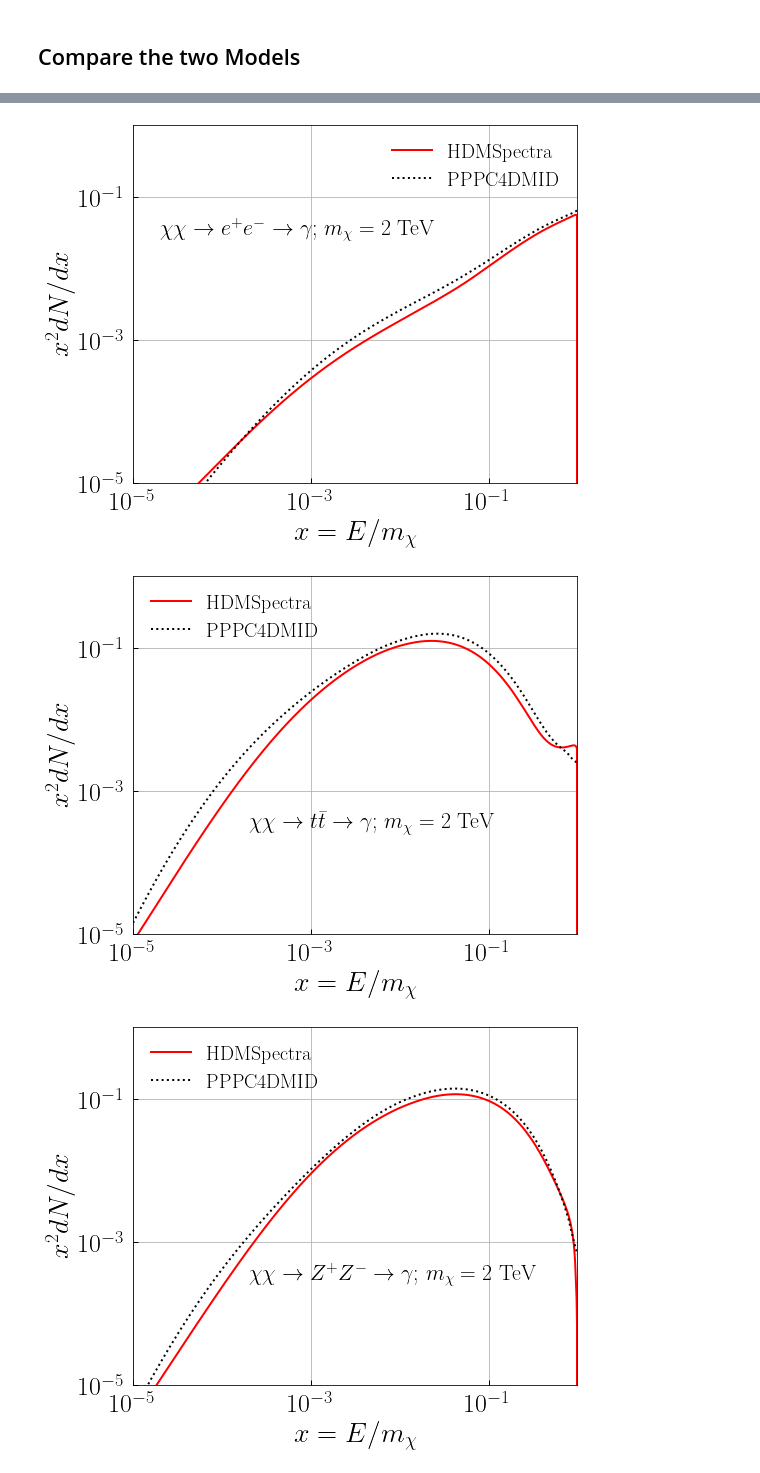
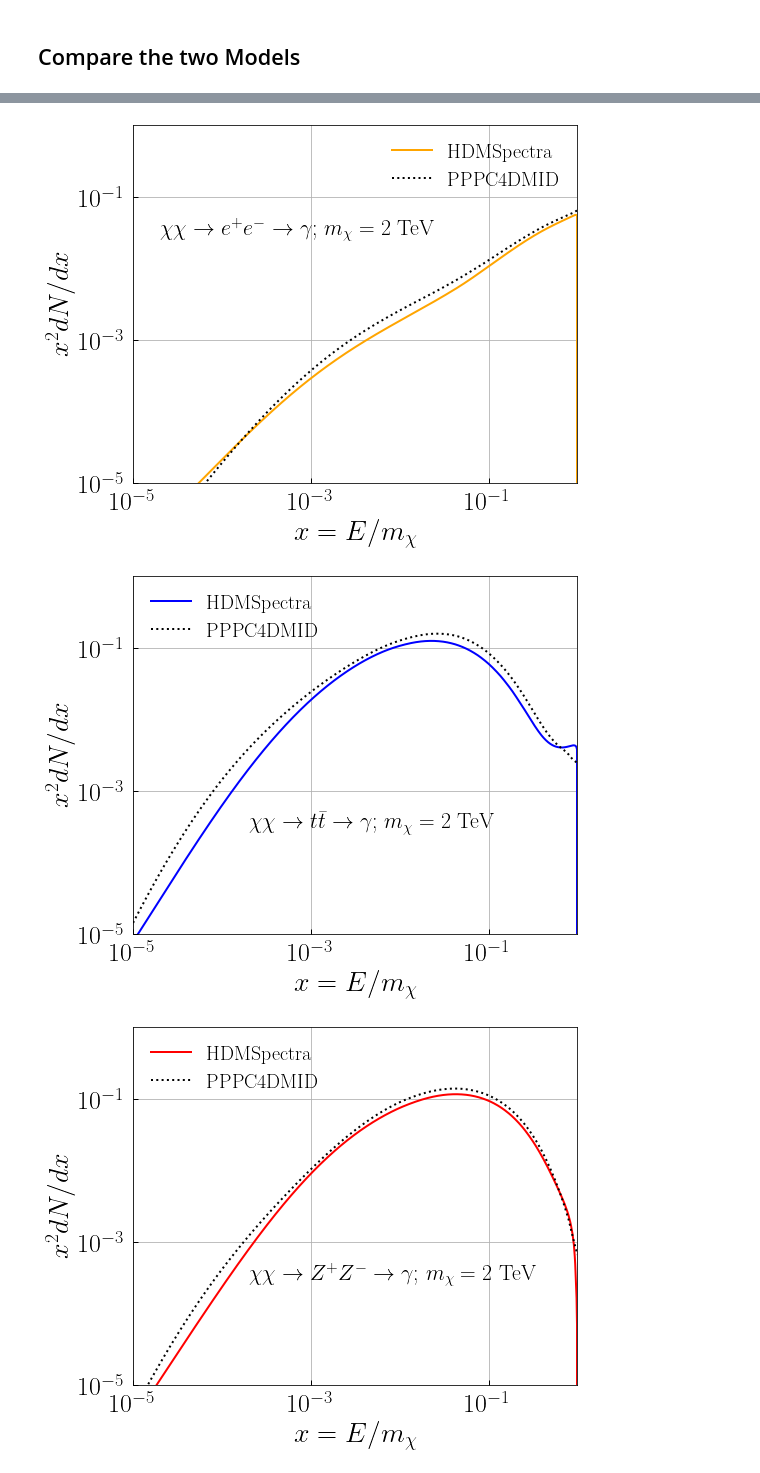
Before and after one commit to kumark0/HDM_limits, a Jupyter notebook: HDMSpectra and PPPC4DMID.ipynb, the cells around one changed output, grey strips where cells are left out. Cells and saved outputs as stored; diff of their text form; code cells hidden in the pictures.

```diff
--- a/HDMSpectra and PPPC4DMID.ipynb
+++ b/HDMSpectra and PPPC4DMID.ipynb
@@ -192,7 +201,7 @@ x = np.logspace(-5.,0.,1000)
 mDM=2000   # Set the Mass of DM in GeV. Choose from data index as required.
 
 plt.plot(x,HDMS['e'][14000:15000] ,
-         lw=2.0, c='red',label='HDMSpectra')
+         lw=2.0, c='orange',label='HDMSpectra')
 
 
 
@@ -225,47 +234,47 @@ plt.tight_layout()
 plt.savefig("fig2.pdf")
 plt.show()
 # %% [output]
-[figure, old version]
+[figure, new version]
 # %%
 fig, ax = plt.subplots(1, figsize=(10/1.3, 8/1.3))
 x = np.logspace(-5.,0.,1000)
 mDM=2000   # Set the Mass of DM in GeV. Choose from data index as required.
 
 plt.plot(x,HDMS['t'][14000:15000] ,
-         lw=2.0, c='red',label='HDMSpectra')
+         lw=2.0, c='b',label='HDMSpectra')
 
 
 
 
 #PPPC (it gives E*dN/dE) so we convert it into x^2*dN/dx as we have to compare it from HDMS
 x_pppc=np.logspace(-5.0,0.,101)
 y1=PPPC['t'][8313:8414]
 dNdx_pppc=[]
 for i in y1:
     dNdx_pppc.append(float(i))
 
 plt.plot(x_pppc,(x_pppc/2)*dNdx_pppc,lw=2.0,label='PPPC4DMID',c='black',linestyle='dotted')
 
 
 
 
 
 plt.xscale('log')
 plt.yscale('log')
 plt.xlim([1.e-5,1.e0])
 plt.ylim([1.e-5,1.e0])
 
 plt.xlabel(r"$x = E/m_{\chi}$", fontsize=28)
 plt.ylabel(r"$x^2 dN/dx$", fontsize=28)
 plt.text(2.e-4,3.e-4,r'$\chi \chi \to t \bar{t} \to \gamma$; $m_{\chi} =2$ TeV', fontsize=22)
 plt.legend()
 plt.xticks()
 plt.grid()
 plt.tight_layout()
 plt.savefig("fig3.pdf")
 plt.show()
 # %% [output]
-[figure, old version]
+[figure, new version]
 # %%
 fig, ax = plt.subplots(1, figsize=(10/1.3, 8/1.3))
 x = np.logspace(-5.,0.,1000)
```
Also changed, not shown: parts of 8 cells of this notebook, 1 other file.
